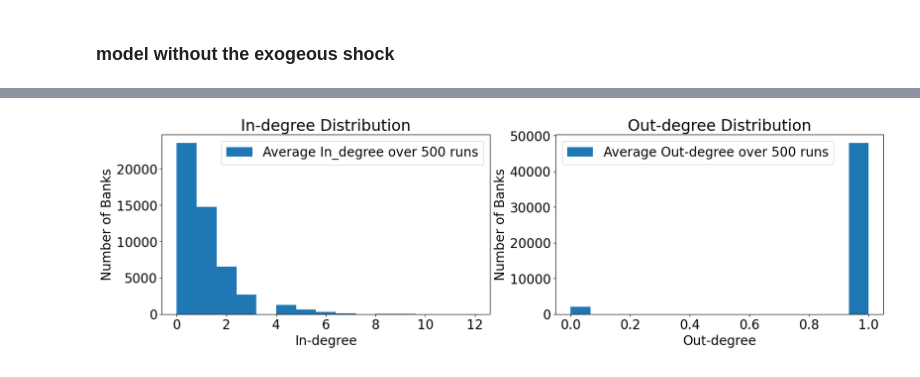
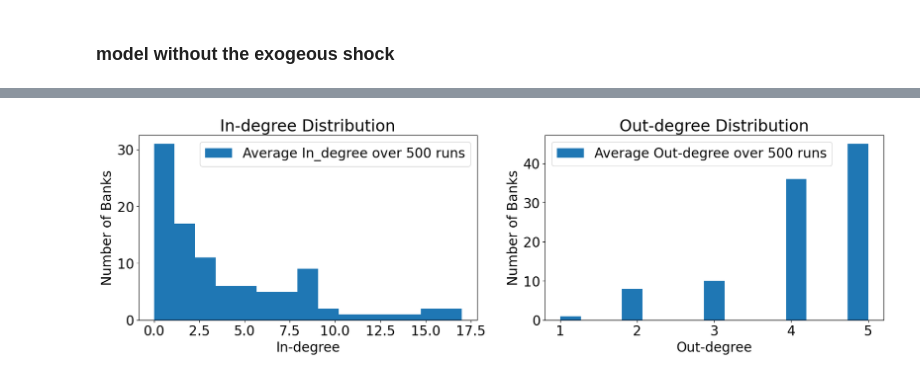
Before and after one commit to dongxulee/balanceSheet, a Jupyter notebook: bankingSystem.ipynb, the cells around one changed output, grey strips where cells are left out. Cells and saved outputs as stored; diff of their text form; code cells hidden in the pictures.

```diff
--- a/bankingSystem.ipynb
+++ b/bankingSystem.ipynb
@@ -44,23 +99,23 @@ OutdegreeCollection = np.array([(model_data["Liability Matrix"][j]>0).sum(axis=1
 # %%
 def plot_degree_distribution(t):
     fig, (ax1, ax2) = plt.subplots(1, 2)
     fig.set_size_inches(20, 5)
     ax1.set_title("In-degree Distribution")
-    ax1.hist(IndegreeCollection.flatten(), label="Average In_degree over 500 runs", bins=15)
+    ax1.hist(IndegreeCollection[t], label="Average In_degree over 500 runs", bins=15)
     ax1.set_xlabel("In-degree")
     ax1.set_ylabel("Number of Banks")
     ax1.legend()
 
     ax2.set_title("Out-degree Distribution")
-    ax2.hist(OutdegreeCollection.flatten(), label="Average Out-degree over 500 runs", bins=15)
+    ax2.hist(OutdegreeCollection[t], label="Average Out-degree over 500 runs", bins=15)
     ax2.set_xlabel("Out-degree")
     ax2.set_ylabel("Number of Banks")
     ax2.legend()
     plt.show()
 
-plot_degree_distribution(100)
+plot_degree_distribution(999)
 # %% [output]
-[figure, old version]
+[figure, new version]
 # %%
 simulationMonitor(agent_data, model_data, simulationSteps)
 # %% [output]
```
Also changed, not shown: parts of 8 cells of this notebook, 2 other files.
